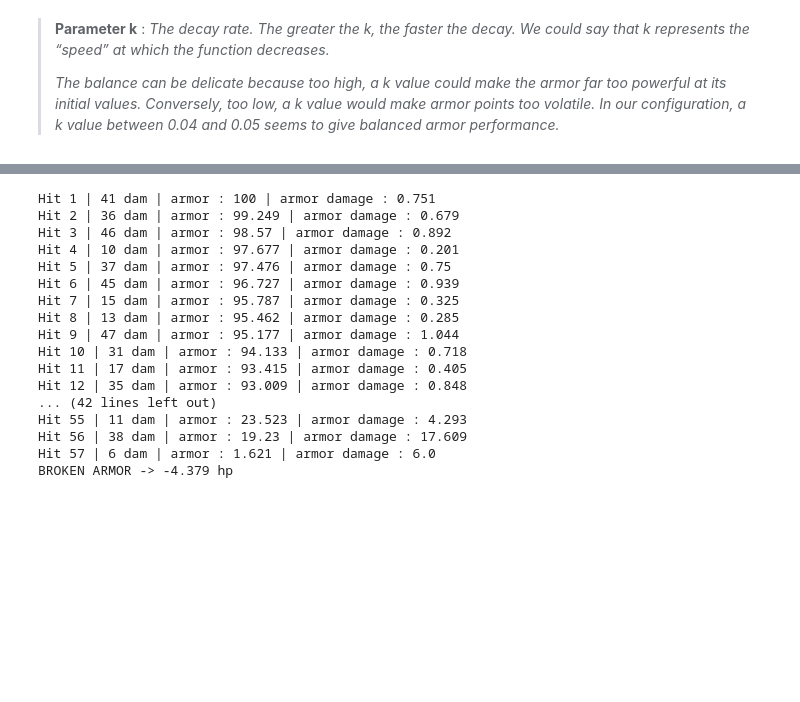
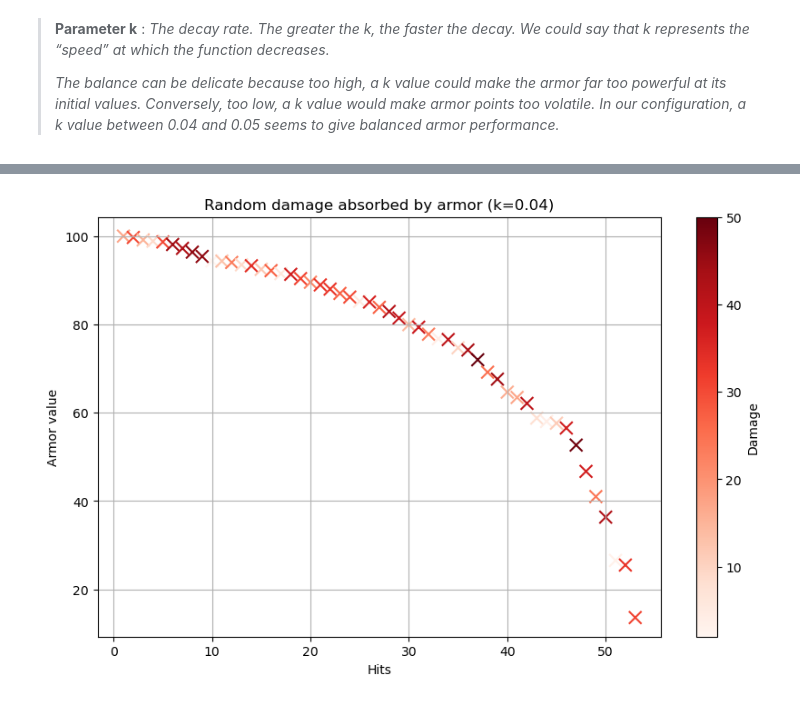
Before and after one commit to Kartmaan/fight-simulator, a Jupyter notebook: stats.ipynb, the cells around one changed output, grey strips where cells are left out. Saved outputs shown, nothing was run; the diff lists cells and outputs as text; code cells hidden in the pictures; blank space fills up the shorter version.

```diff
--- a/stats.ipynb
+++ b/stats.ipynb
@@ -33,36 +35,50 @@ If the last damage value is greater than the armor points, then the armor breaks
 # %%
+# Simulation of a succession random hits received by the armor
 k = .04
 armor = 100
-hits = 0
+damage_range = (1, 50)
+hits = 0 # Number of hits
+arm_list = [armor] # List of armor values
+dam_list = [] # List of random damage values
 
 while True :
-    damage = randint(1,50)
+    damage = randint(damage_range[0], damage_range[1])
+    dam_list.append(damage)
     x = np.linspace(0, armor, int(armor))
     y = damage * np.exp(-k * x)
-    dam = y[-1]
+    dam = y[-1] # Last value = first armor point
     hits += 1
+
     if dam < armor:
-        print(f"Hit {hits} | {damage} dam | armor : {round(armor, 3)} | armor damage : {round(dam, 3)}")
+        #print(f"Hit {hits} | {damage} dam | armor : {round(armor, 3)} | armor damage : {round(dam, 3)}")
         armor -= dam
+        arm_list.append(round(armor, 3))
     else:
-        print(f"Hit {hits} | {damage} dam | armor : {round(armor, 3)} | armor damage : {round(dam, 3)}")
-        print(f"BROKEN ARMOR -> -{round(dam-armor, 3)} hp")
+        #print(f"Hit {hits} | {damage} dam | armor : {round(armor, 3)} | armor damage : {round(dam, 3)}")
+        #print(f"BROKEN ARMOR -> -{round(dam-armor, 3)} hp")
         break
-# %% [output]
-Hit 1 | 41 dam | armor : 100 | armor damage : 0.751
-Hit 2 | 36 dam | armor : 99.249 | armor damage : 0.679
-Hit 3 | 46 dam | armor : 98.57 | armor damage : 0.892
-Hit 4 | 10 dam | armor : 97.677 | armor damage : 0.201
-Hit 5 | 37 dam | armor : 97.476 | armor damage : 0.75
-Hit 6 | 45 dam | armor : 96.727 | armor damage : 0.939
-Hit 7 | 15 dam | armor : 95.787 | armor damage : 0.325
-Hit 8 | 13 dam | armor : 95.462 | armor damage : 0.285
-Hit 9 | 47 dam | armor : 95.177 | armor damage : 1.044
-Hit 10 | 31 dam | armor : 94.133 | armor damage : 0.718
-Hit 11 | 17 dam | armor : 93.415 | armor damage : 0.405
-Hit 12 | 35 dam | armor : 93.009 | armor damage : 0.848
-... (42 lines left out)
-Hit 55 | 11 dam | armor : 23.523 | armor damage : 4.293
-Hit 56 | 38 dam | armor : 19.23 | armor damage : 17.609
-Hit 57 | 6 dam | armor : 1.621 | armor damage : 6.0
-BROKEN ARMOR -> -4.379 hp
+# %%
+# Creating the axes
+x = np.linspace(1, hits, hits)
+y = np.array(arm_list)
+z = np.array(dam_list)
+# %%
+plt.figure(figsize=(10, 6))
+
+# Scatter plot with color depending on z
+scatter = plt.scatter(x, y, c=z, cmap='Reds', s=100, marker='x')
+
+# Adding the color bar
+plt.colorbar(scatter, label='Damage')
+
+# Label titles
+plt.title(f"Random damage absorbed by armor (k={k})")
+plt.xlabel("Hits")
+plt.ylabel("Armor value")
+
+# Other options
+plt.grid(True)
+
+plt.show()
+# %% [output]
+[figure, added]
```
Also changed, not shown: parts of 4 cells of this notebook.
